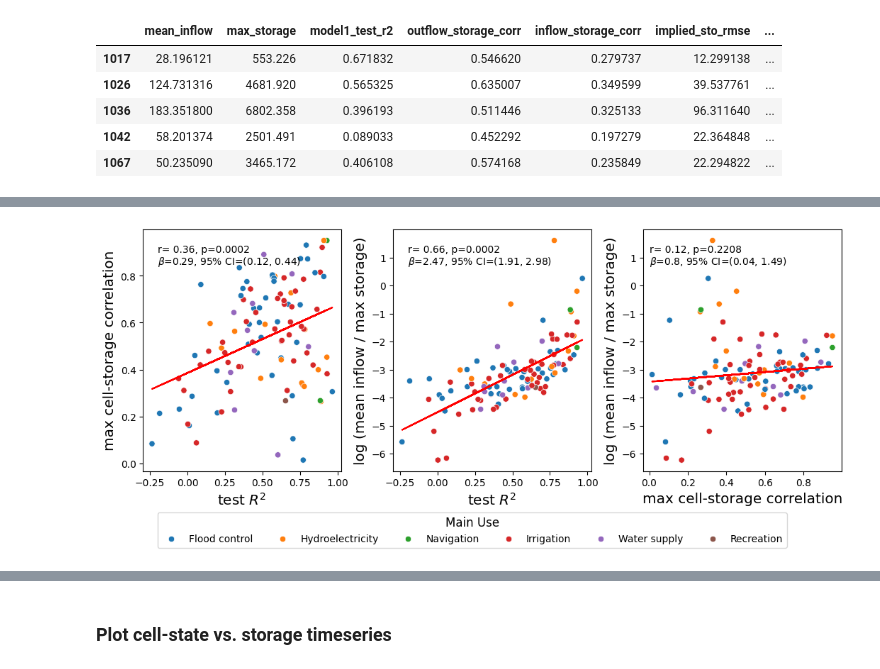
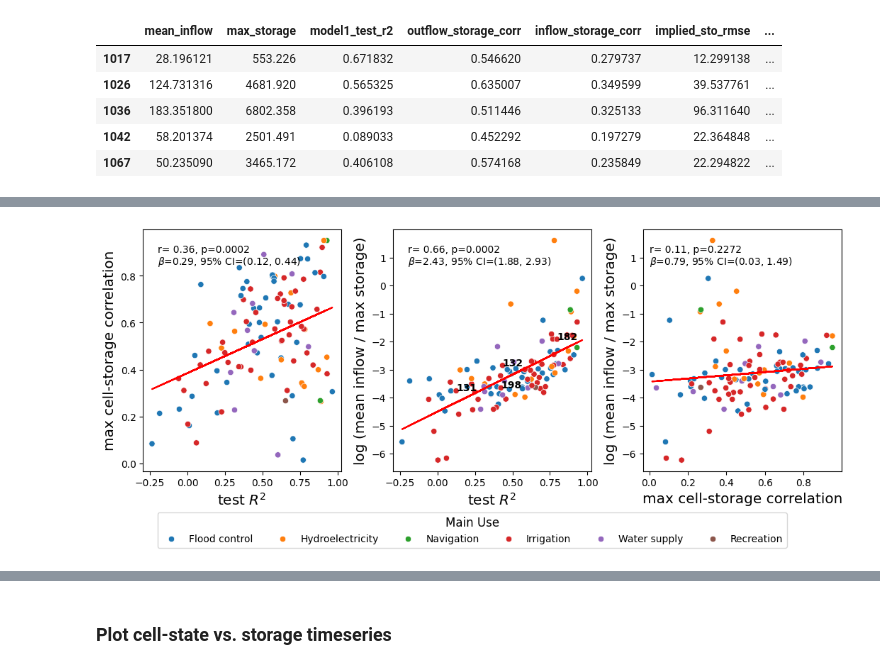
Before and after one commit to Matt2371/DL-reservoir-modeling, a Jupyter notebook: experiments/10g_resops_cell_states.ipynb, the cells around one changed output, grey strips where cells are left out. Cells and saved outputs as stored; diff of their text form; code cells hidden in the pictures.

```diff
--- a/experiments/10g_resops_cell_states.ipynb
+++ b/experiments/10g_resops_cell_states.ipynb
@@ -288,7 +288,7 @@ def correlate_cell_storage(id, model, left_year, return_data=False):
     df_corr = pd.DataFrame(correlation_data)
 
     if return_data:
-        return df_corr, {'data_splits': (df_train, df_val, df_test), 'cell_splits': (cell_train, cell_val, cell_test), 'raw_data': (X_train, X_val, X_test, y_train, y_val, y_test)}
+        return df_corr, {'df_splits': (df_train, df_val, df_test), 'cell_splits': (cell_train, cell_val, cell_test), 'tensor_splits': (X_train, X_val, X_test, y_train, y_val, y_test)}
     else:
         return df_corr
 
@@ -363,7 +342,7 @@ test_r2_fol
 # Shasta
 model_shasta = load_resops_model(res_id=None, model_num=1, path='src/models/saved_models/model1a.pt') # Since path is provided res_id is ignored
 corr_sha, data_sha = correlate_cell_storage(id='Shasta', model=model_shasta, left_year='1944', return_data=True)
-_, _, test_r2_sha = eval_train_val_test(model_shasta, *data_sha['raw_data'])
+_, _, test_r2_sha = eval_train_val_test(model_shasta, *data_sha['tensor_splits'])
 test_r2_sha
 # %% [output]
 0.43345769288348546
@@ -524,16 +566,21 @@ def implied_storage_mse_all():
         implied_storage_rmses.append(rmse_test)
         implied_storage_rmses_data.append(rmse_data_test)
 
-    # Add Shasta and Folsom
+    # Create df of rmse results for both model and data
+    df = pd.DataFrame({'implied_sto_rmse': implied_storage_rmses, 'implied_sto_rmse_data': implied_storage_rmses_data}, index=res_list)
+
+    # Add Shasta, Folsom, New Melones, Trinity
     af_to_mcm = 1 / 810.714402
     (_, _, rmse_test_sha), (_, _, rmse_data_test_sha) = implied_storage_rmse(id='Shasta', model=model_shasta, left_year=1944, conv_factor= 86400 / 43559.9) # conv factor is cfs to AF/day
     (_, _, rmse_test_fol), (_, _, rmse_data_test_fol) = implied_storage_rmse(id='Folsom', model=model_folsom, left_year=1963, conv_factor= 86400 / 43559.9)
-    implied_storage_rmses.append(rmse_test_sha * (af_to_mcm ** 2))
-    implied_storage_rmses_data.append(rmse_data_test_sha * (af_to_mcm ** 2))
-    implied_storage_rmses.append(rmse_test_fol * (af_to_mcm ** 2))
-    implied_storage_rmses_data.append(rmse_data_test_fol * (af_to_mcm ** 2))
+    (_, _, rmse_test_nm), (_, _, rmse_data_test_nm) = implied_storage_rmse(id='New_Melones', model=model_nm, left_year=1980, conv_factor= 86400 / 43559.9)
+    (_, _, rmse_test_tri), (_, _, rmse_data_test_tri) = implied_storage_rmse(id='Trinity', model=model_tri, left_year=1963, conv_factor= 86400 / 43559.9)
+    df.loc['132', :] = [rmse_test_sha * (af_to_mcm ** 2), rmse_data_test_sha * (af_to_mcm ** 2)]
+    df.loc['182', :] = [rmse_test_fol * (af_to_mcm ** 2), rmse_data_test_fol * (af_to_mcm ** 2)]
+    df.loc['198', :] = [rmse_test_nm * (af_to_mcm ** 2), rmse_data_test_nm * (af_to_mcm ** 2)]
+    df.loc['131', :] = [rmse_test_tri * (af_to_mcm ** 2), rmse_data_test_tri * (af_to_mcm ** 2)]
 
-    return pd.DataFrame({'implied_sto_rmse': implied_storage_rmses, 'implied_sto_rmse_data': implied_storage_rmses_data}, index=res_list + ['132', '182'])
+    return df
 # %%
 # Get main use from GRanD
 gdf = gpd.read_file("data/GRanD/GRanD_dams_v1_3.shp")
@@ -547,9 +594,10 @@ df_result.index = df_result.index.astype(str)
 # Add Shasta (ID 132) and Folsom (ID 182)
 cf_to_m3 = 0.3048 ** 3 # Cubic feet to cubic meters
 af_to_mcm = 1233.48 / (10 ** 6) # Acre foot to millions of cubic meters
-df_result.loc['132', ['mean_inflow', 'max_storage', 'test']] = np.append(pd.concat(data_sha['data_splits'], axis=0)[['inflow', 'storage']].mean().values * [cf_to_m3, af_to_mcm], test_r2_sha)
-df_result.loc['182', ['mean_inflow', 'max_storage', 'test']] = np.append(pd.concat(data_fol['data_splits'], axis=0)[['inflow', 'storage']].mean().values * [cf_to_m3, af_to_mcm], test_r2_fol)
-
+df_result.loc['132', ['mean_inflow', 'max_storage', 'test']] = np.append(pd.concat(data_sha['df_splits'], axis=0)[['inflow', 'storage']].mean().values * [cf_to_m3, af_to_mcm], test_r2_sha)
+df_result.loc['182', ['mean_inflow', 'max_storage', 'test']] = np.append(pd.concat(data_fol['df_splits'], axis=0)[['inflow', 'storage']].mean().values * [cf_to_m3, af_to_mcm], test_r2_fol)
+df_result.loc['198', ['mean_inflow', 'max_storage', 'test']] = np.append(pd.concat(data_nm['df_splits'], axis=0)[['inflow', 'storage']].mean().values * [cf_to_m3, af_to_mcm], test_r2_nm)
+df_result.loc['131', ['mean_inflow', 'max_storage', 'test']] = np.append(pd.concat(data_tri['df_splits'], axis=0)[['inflow', 'storage']].mean().values * [cf_to_m3, af_to_mcm], test_r2_tri)
 
 # Calculate mean inflow / max storage metric
 df_result = pd.concat([df_result,
@@ -617,9 +665,10 @@ def correlate_pval(x, y, alt='two-sided', n_resamples=10000):
 # Create scatter matrix of R2, max cell-storage correlation, and DOR (log mean in / max storage)
 fig, axes = plt.subplots(nrows=1, ncols=3, figsize=(10.5, 4), constrained_layout=True)
 
-vars = [df_result['model1_test_r2'].values, np.abs(df_result['model1_max_cell_sto_corr']), df_result['log_mean_in_max_sto'].values]
+vars = [df_result['model1_test_r2'], np.abs(df_result['model1_max_cell_sto_corr']), df_result['log_mean_in_max_sto']]
 var_names = ['test $R^2$', 'max cell-storage correlation', 'log (mean inflow / max storage)']
 
+## R2 vs max cell-storage correlation
 sns.scatterplot(x=vars[0], y=vars[1], hue=df_result['MAIN_USE'], ax=axes[0])
 handles, labels = axes[0].get_legend_handles_labels()
 axes[0].legend_.remove()
@@ -633,34 +682,38 @@ axes[0].text(-0.2, 0.9, r'r='+f' {round(corr, 2)}, p={round(pval, 6)}', size='me
 slope, intercept, lo, hi = theilslopes(vars[1], vars[0], alpha=0.95)
 axes[0].text(-0.2, 0.85, fr'$\beta$={round(slope, 2)}, 95% CI=({round(lo, 2)}, {round(hi, 2)})', size='medium')
 
+## R2 vs DOR
 sns.scatterplot(x=vars[0], y=vars[2], hue=df_result['MAIN_USE'], ax=axes[1], legend=False)
 axes[1].set_xlabel(var_names[0], size='x-large')
 axes[1].set_ylabel(var_names[2], size='x-large')
 lobf(vars[0], vars[2], axes[1])
 # Add correlation and p-value
 corr, pval = correlate_pval(vars[0], vars[2])
 axes[1].text(-0.2, 1.2, r'r='+f' {round(corr, 2)}, p={round(pval, 6)}', size='medium')
 # Theil-Sen slope and 95 CI
 slope, intercept, lo, hi = theilslopes(vars[2], vars[0], alpha=0.95)
 axes[1].text(-0.2, 0.75, fr'$\beta$={round(slope, 2)}, 95% CI=({round(lo, 2)}, {round(hi, 2)})', size='medium')
+for id in ['132', '182', '198', '131']:
+    axes[1].text(vars[0][id], vars[2][id], id, fontsize=10, weight='bold')
 
+## Max cell-storage correlation vs DOR
 sns.scatterplot(x=vars[1], y=vars[2], hue=df_result['MAIN_USE'], ax=axes[2], legend=False)
 axes[2].set_xlabel(var_names[1], size='x-large')
 axes[2].set_ylabel(var_names[2], size='x-large')
 lobf(vars[1], vars[2], axes[2])
 # Add correlation and p-value
 corr, pval = correlate_pval(vars[1], vars[2])
 axes[2].text(0, 1.2, r'r='+f' {round(corr, 2)}, p={round(pval, 4)}', size='medium')
 # Theil-Sen slope and 95 CI
 slope, intercept, lo, hi = theilslopes(vars[2], vars[1], alpha=0.95)
 axes[2].text(0, 0.75, fr'$\beta$={round(slope, 2)}, 95% CI=({round(lo, 2)}, {round(hi, 2)})', size='medium')
 
 legend = fig.legend(handles, labels, loc='lower center', bbox_to_anchor=(0.5, -0.15), ncol=6, frameon=True, title='Main Use', fontsize='medium', title_fontsize='large')
 legend.set_in_layout(True)
 plt.savefig('report/drafting/8_15_2025/Figures/r2_dor_cell_corr.png', dpi=300, bbox_inches='tight')
 plt.show()
 # %% [output]
-[figure, old version]
+[figure, new version]
 # %%
 # Create scatter matrix of R2, max cell-storage correlation, and DOR (log mean in / max storage)
 fig, axes = plt.subplots(nrows=2, ncols=2, figsize=(9, 9), sharex=True, sharey=True, constrained_layout=True)
```
Also changed, not shown: parts of 12 cells of this notebook, 7 other files.
